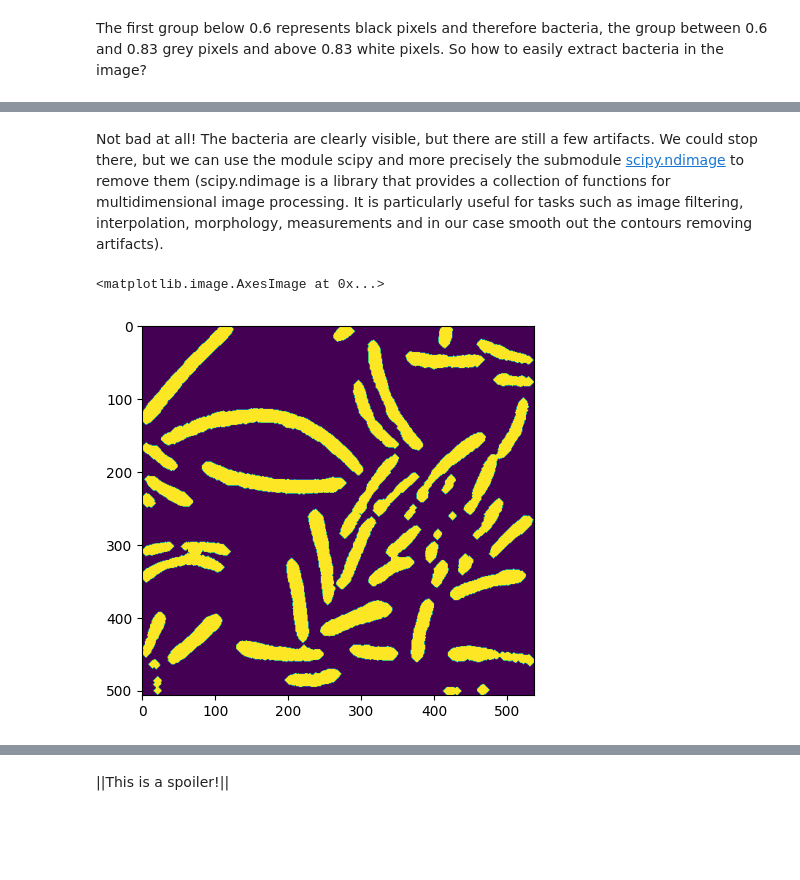
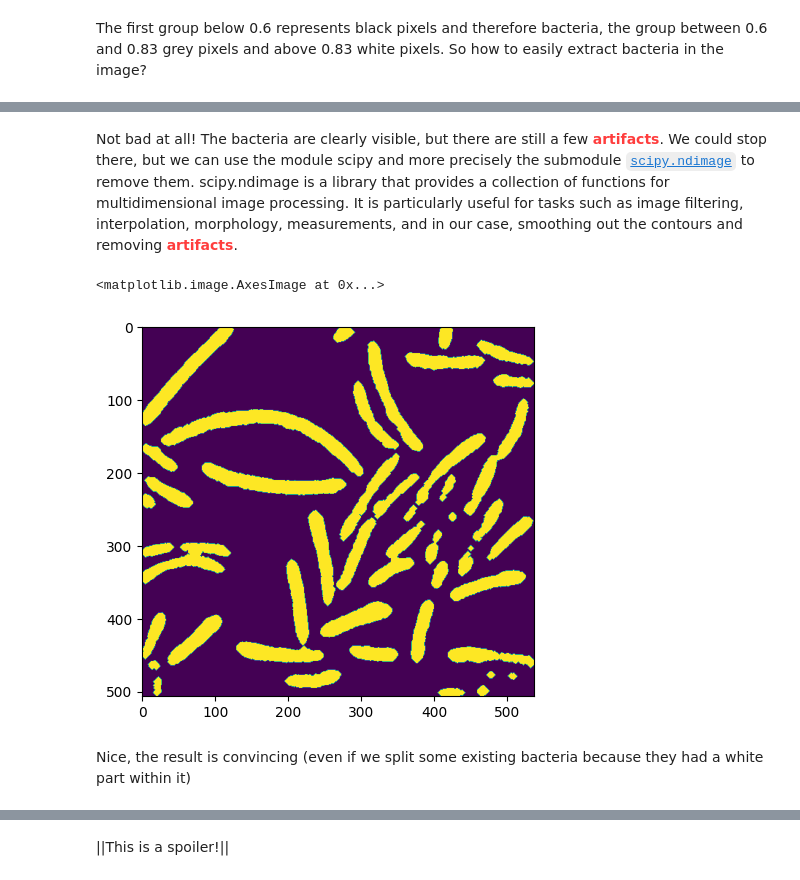
Before and after one commit to ydepledt/u_net, a Jupyter notebook: u_net.ipynb, the cells around one changed output, grey strips where cells are left out. Saved outputs shown, nothing was run; the diff lists cells and outputs as text; code cells hidden in the pictures; blank space fills up the shorter version.

Commit message:
Finish part about scipy.ndimage

```diff
--- a/u_net.ipynb
+++ b/u_net.ipynb
@@ -90,0 +95,12 @@ plt.imshow(bacteria)
+# %%
+# Here bacteria is a binary mask of the image (so it's a 2D array of True/False values)
+bacteria_mask = image < 0.6
+
+# We can represent it as a grayscale image, where True is 1 and False is 0
+plt.imshow(bacteria_mask, cmap='gray')
+
+# We add an ellipse to the plot to show the principal artifacts of the image
+ellipse = patches.Ellipse((155, 310), 2 * 80, 2 * 25, angle=80, edgecolor=COLORS['RED'], linewidth=2, facecolor='none')
+plt.gca().add_patch(ellipse)
+
+plt.show()
@@ -91,14 +109,16 @@ plt.imshow(bacteria)
 # %% [markdown]
-Not bad at all! The bacteria are clearly visible, but there are still a few artifacts. We could stop there, but we can use the module scipy and more precisely the submodule [scipy.ndimage](https://docs.scipy.org/doc/scipy/reference/ndimage.html) to remove them (scipy.ndimage is a library that provides a collection of functions for multidimensional image processing. It is particularly useful for tasks such as image filtering, interpolation, morphology, measurements and in our case smooth out the contours removing artifacts).
+Not bad at all! The bacteria are clearly visible, but there are still a few **<span style="color:#FF3D3D">artifacts</span>**. We could stop there, but we can use the module scipy and more precisely the submodule [`scipy.ndimage`](https://docs.scipy.org/doc/scipy/reference/ndimage.html) to remove them. scipy.ndimage is a library that provides a collection of functions for multidimensional image processing. It is particularly useful for tasks such as image filtering, interpolation, morphology, measurements, and in our case, smoothing out the contours and removing **<span style="color:#FF3D3D">artifacts</span>**.
 # %%
 import scipy.ndimage as ndi
 
-bacteria = ndi.binary_opening(bacteria, iterations=5)
+bacteria = ndi.binary_opening(bacteria_mask, iterations=4)
 
 plt.imshow(bacteria)
 # %% [output]
 <matplotlib.image.AxesImage at 0x...>
-[figure, old version]
+[figure, new version]
+# %% [markdown]
+Nice, the result is convincing (even if we split some existing bacteria because they had a white part within it)
 # %% [markdown]
 <details class="alert alert-warning">
     <summary markdown="span"><b>Click to have more info about binary_opening</b></summary>
```
Also changed, not shown: parts of 12 cells of this notebook, 4 other files.
